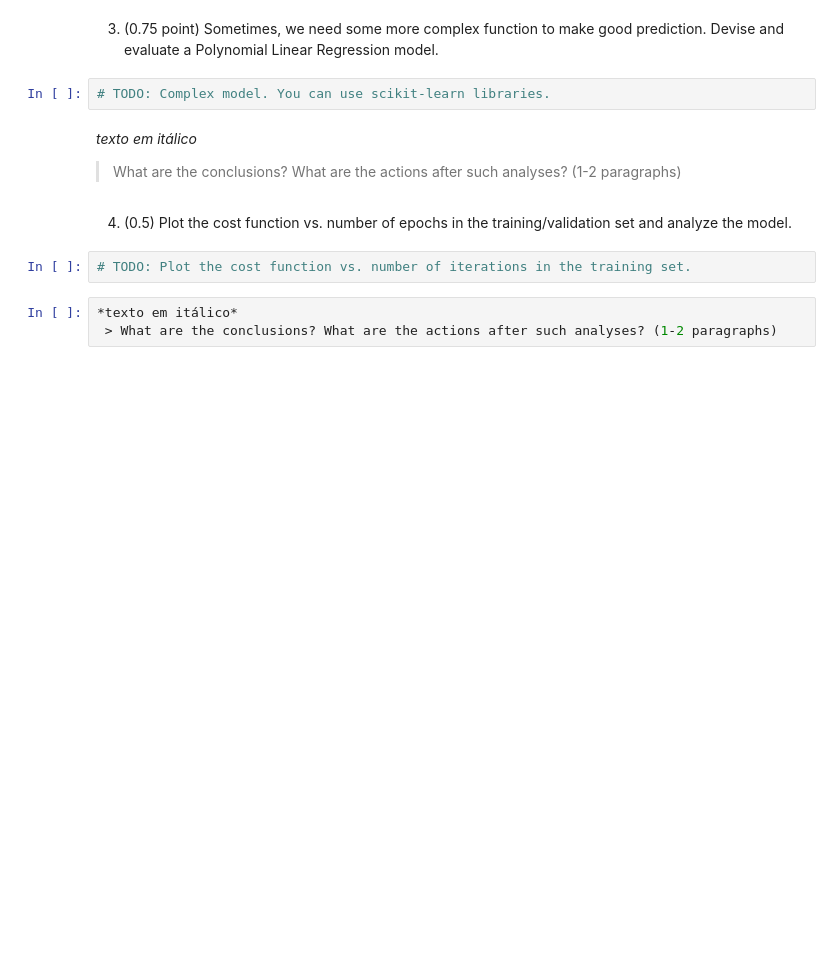
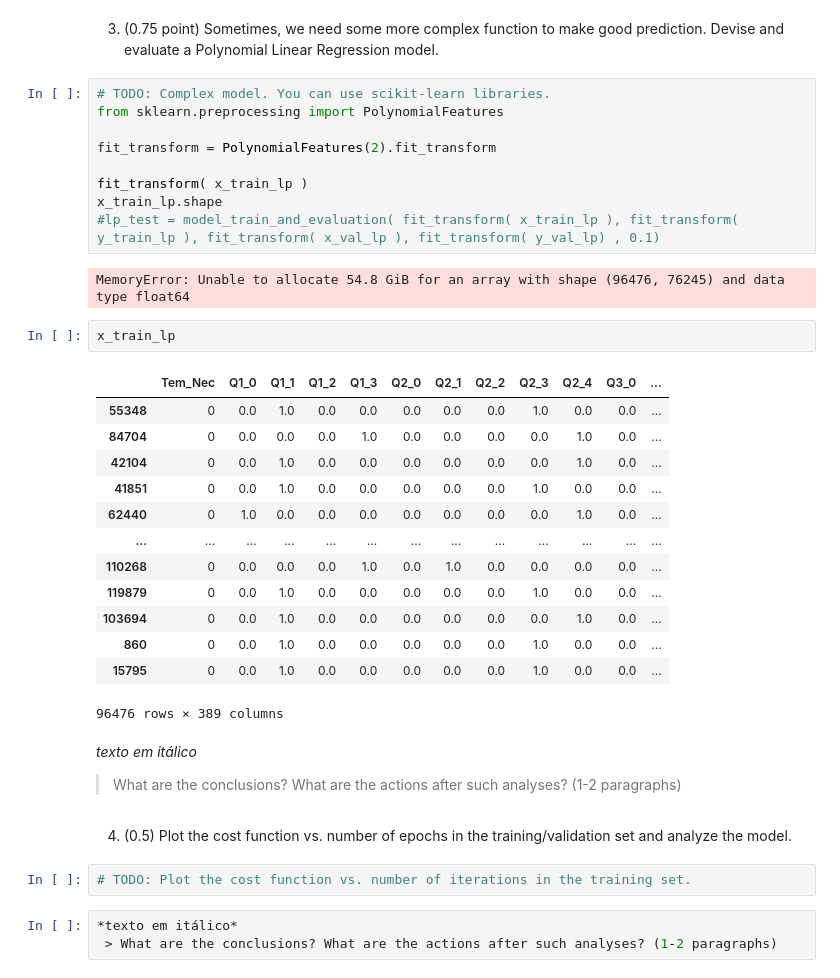
Before and after one commit to randersonLemos/mc886, a Jupyter notebook: t2/Logistic_Teste_R2022s2_mc886mo444_assignment_02.ipynb, the cells around one changed output. Saved outputs shown, nothing was run; the diff lists cells and outputs as text; blank space fills up the shorter version.

```diff
--- a/t2/Logistic_Teste_R2022s2_mc886mo444_assignment_02.ipynb
+++ b/t2/Logistic_Teste_R2022s2_mc886mo444_assignment_02.ipynb
@@ -545,8 +806,33 @@ cie_test = model_train_and_evaluation(x_train_cie, y_train_cie,x_val_cie, y_val_
 # %% [markdown]
 
 3. (0.75 point) Sometimes, we need some more complex function to make good prediction. Devise and evaluate a Polynomial Linear Regression model.
-# %%
-# TODO: Complex model. You can use scikit-learn libraries.
+# %%
+# TODO: Complex model. You can use scikit-learn libraries.
+from sklearn.preprocessing import PolynomialFeatures
+
+fit_transform = PolynomialFeatures(2).fit_transform
+
+fit_transform( x_train_lp )
+x_train_lp.shape
+#lp_test = model_train_and_evaluation( fit_transform( x_train_lp ), fit_transform( y_train_lp ), fit_transform( x_val_lp ), fit_transform( y_val_lp) , 0.1)
+# %% [output]
+MemoryError: Unable to allocate 54.8 GiB for an array with shape (96476, 76245) and data type float64
+# %%
+x_train_lp
+# %% [output]
+|  | Tem_Nec | Q1_0 | Q1_1 | Q1_2 | Q1_3 | Q2_0 | Q2_1 | Q2_2 | Q2_3 | Q2_4 | Q3_0 | ... |
+| 55348 | 0 | 0.0 | 1.0 | 0.0 | 0.0 | 0.0 | 0.0 | 0.0 | 1.0 | 0.0 | 0.0 | ... |
+| 84704 | 0 | 0.0 | 0.0 | 0.0 | 1.0 | 0.0 | 0.0 | 0.0 | 0.0 | 1.0 | 0.0 | ... |
+| 42104 | 0 | 0.0 | 1.0 | 0.0 | 0.0 | 0.0 | 0.0 | 0.0 | 0.0 | 1.0 | 0.0 | ... |
+| 41851 | 0 | 0.0 | 1.0 | 0.0 | 0.0 | 0.0 | 0.0 | 0.0 | 1.0 | 0.0 | 0.0 | ... |
+| 62440 | 0 | 1.0 | 0.0 | 0.0 | 0.0 | 0.0 | 0.0 | 0.0 | 0.0 | 1.0 | 0.0 | ... |
+| ... | ... | ... | ... | ... | ... | ... | ... | ... | ... | ... | ... | ... |
+| 110268 | 0 | 0.0 | 0.0 | 0.0 | 1.0 | 0.0 | 1.0 | 0.0 | 0.0 | 0.0 | 0.0 | ... |
+| 119879 | 0 | 0.0 | 1.0 | 0.0 | 0.0 | 0.0 | 0.0 | 0.0 | 1.0 | 0.0 | 0.0 | ... |
+| 103694 | 0 | 0.0 | 1.0 | 0.0 | 0.0 | 0.0 | 0.0 | 0.0 | 0.0 | 1.0 | 0.0 | ... |
+| 860 | 0 | 0.0 | 1.0 | 0.0 | 0.0 | 0.0 | 0.0 | 0.0 | 1.0 | 0.0 | 0.0 | ... |
+| 15795 | 0 | 0.0 | 1.0 | 0.0 | 0.0 | 0.0 | 0.0 | 0.0 | 1.0 | 0.0 | 0.0 | ... |
+96476 rows × 389 columns
 # %% [markdown]
 *texto em itálico*
  > What are the conclusions? What are the actions after such analyses? (1-2 paragraphs)
```
Also changed, not shown: parts of 20 cells of this notebook, 2 other files.
